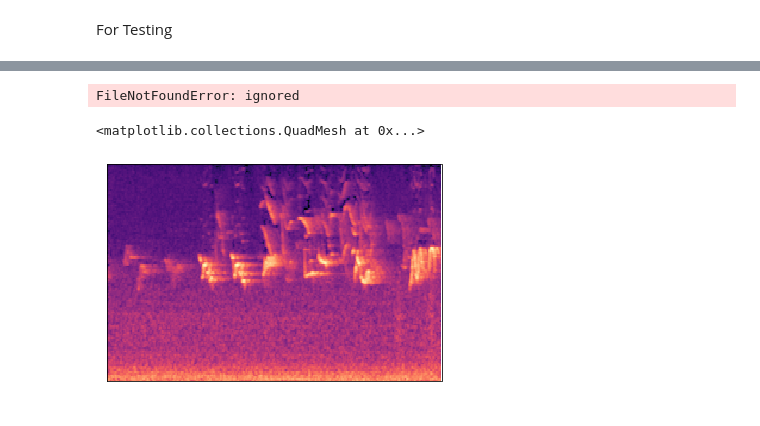
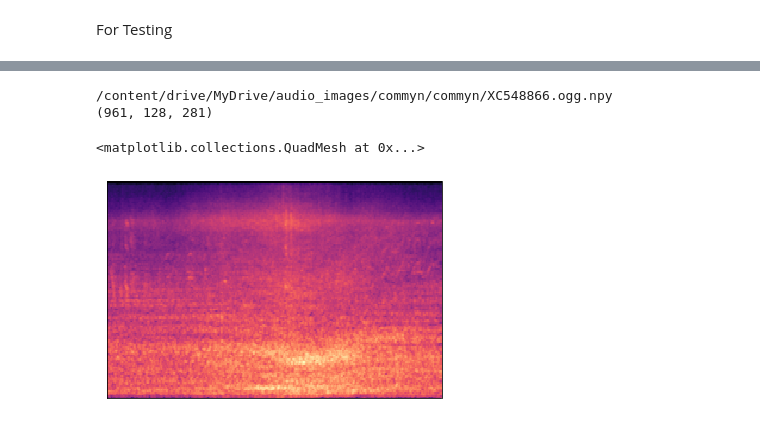
Before and after one commit to GXrobot/BirdCLEF2022-Project, a Jupyter notebook: birdclef_mels_computer_public.ipynb, the cells around one changed output, grey strips where cells are left out. Drawn from its saved outputs; the diff is of its cells as text; code cells hidden in the pictures.

```diff
--- a/birdclef_mels_computer_public.ipynb
+++ b/birdclef_mels_computer_public.ipynb
@@ -304,11 +286,15 @@ for row in df.itertuples(False):
+# %%
+df = pd.read_csv("/content/drive/MyDrive/rich_train_metadata.csv", nrows=None)
 # %%
 row = df.loc[df.duration.idxmax()]
-mels = np.load(str((TRAIN_AUDIO_IMAGES_SAVE_ROOT/row.filename).as_posix() + ".npy"))
+mels = np.load(str((TRAIN_AUDIO_IMAGES_SAVE_ROOT/row.primary_label/row.filename).as_posix() + ".npy"))
+print(str((TRAIN_AUDIO_IMAGES_SAVE_ROOT/row.primary_label/row.filename).as_posix() + ".npy"))
 print(mels.shape)
 # %% [output]
-FileNotFoundError: ignored
+/content/drive/MyDrive/audio_images/commyn/commyn/XC548866.ogg.npy
+(961, 128, 281)
 # %%
-lbd.specshow(mels[0])
+lbd.specshow(mels[10])
 # %% [output]
 <matplotlib.collections.QuadMesh at 0x...>
-[figure, old version]
+[figure, new version]
```
Also changed, not shown: parts of 6 cells of this notebook.
